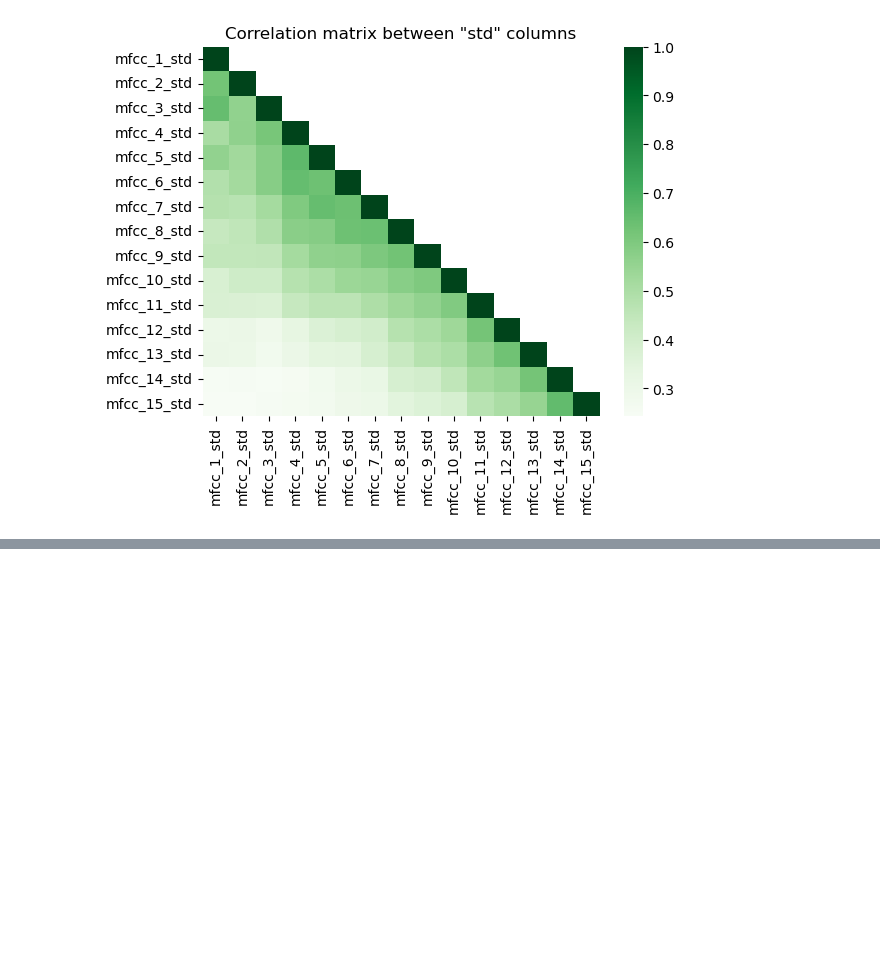
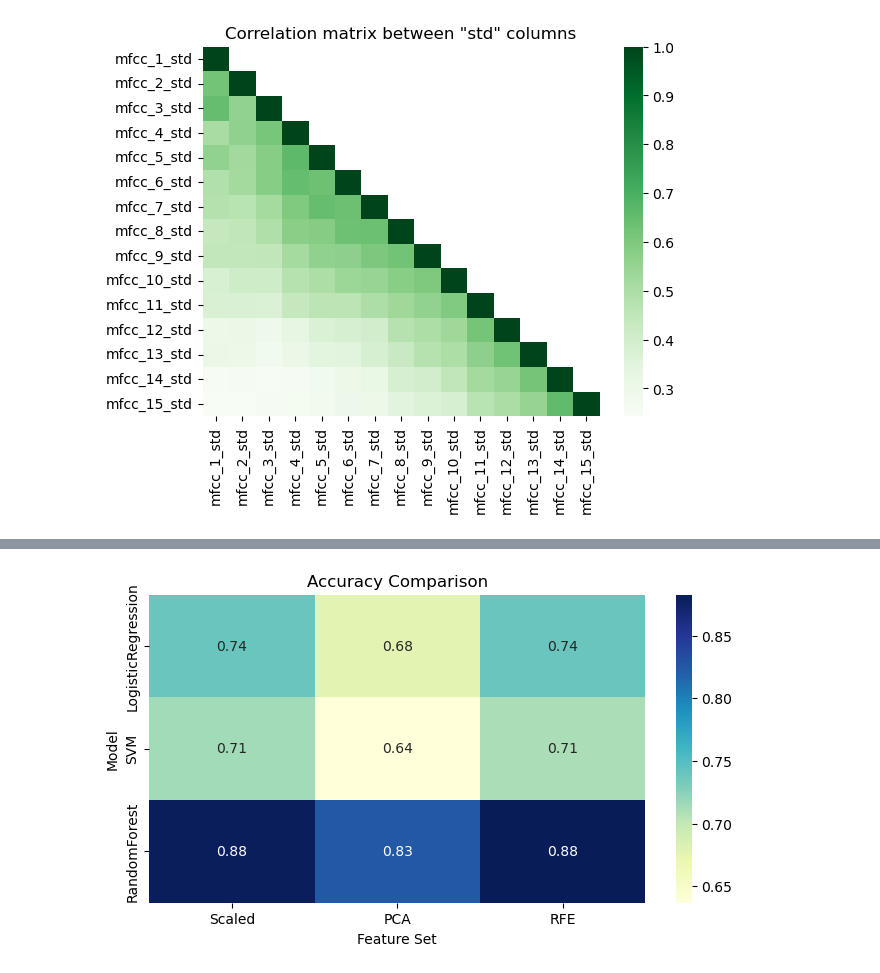
Before and after one commit to MicheleMeazzini/Songs-Genre-Classifier, a Jupyter notebook: notebooks/project.ipynb, the cells around one changed output, grey strips where cells are left out. Saved outputs shown, nothing was run; the diff lists cells and outputs as text; code cells hidden in the pictures; blank space fills up the shorter version.

```diff
--- a/notebooks/project.ipynb
+++ b/notebooks/project.ipynb
@@ -355,0 +584,4 @@ df_pca = pd.read_csv("../df/project_features_pca.csv")
+# %%
+results_pca_df = pd.DataFrame(results_pca)
+print("\nModels comparison after PCA:")
+print(results_pca_df)
@@ -355,0 +657,4 @@ df_pca = pd.read_csv("../df/project_features_pca.csv")
+# %%
+results_rfe_df = pd.DataFrame(results_rfe)
+print("\nModels Comparison with RFE:")
+print(results_rfe_df)
@@ -355,0 +677,19 @@ df_pca = pd.read_csv("../df/project_features_pca.csv")
+# %%
+# Models Accuracy Comparison
+
+results_heatmap = {
+    "Scaled": results_df.set_index("Model")["Test Accuracy"],
+    "PCA": results_pca_df.set_index("Model")["Test Accuracy"],
+    "RFE": results_rfe_df.set_index("Model")["Test Accuracy"]
+}
+
+df_results_heatmap = pd.DataFrame(results_heatmap)
+
+plt.figure(figsize=(8,4))
+sns.heatmap(df_results_heatmap, annot=True, fmt=".2f", cmap="YlGnBu")
+plt.title("Accuracy Comparison")
+plt.xlabel("Feature Set")
+plt.ylabel("Model")
+plt.show()
+# %% [output]
+[figure, added]
```
Also changed, not shown: parts of 37 cells of this notebook, 1 other file.
